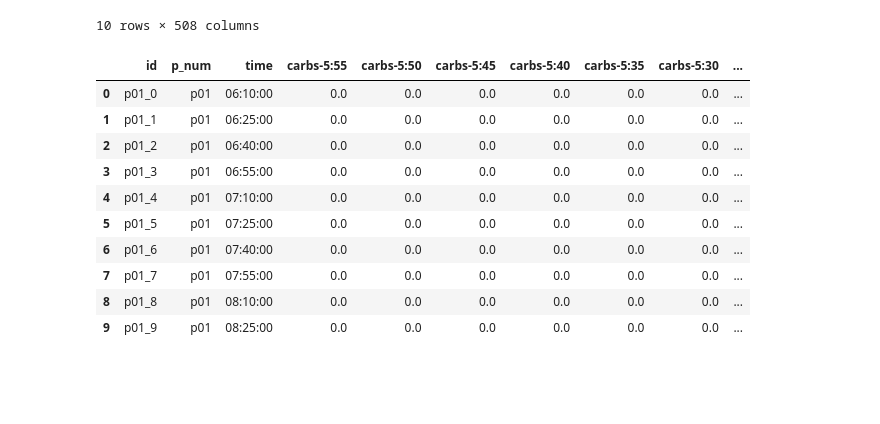
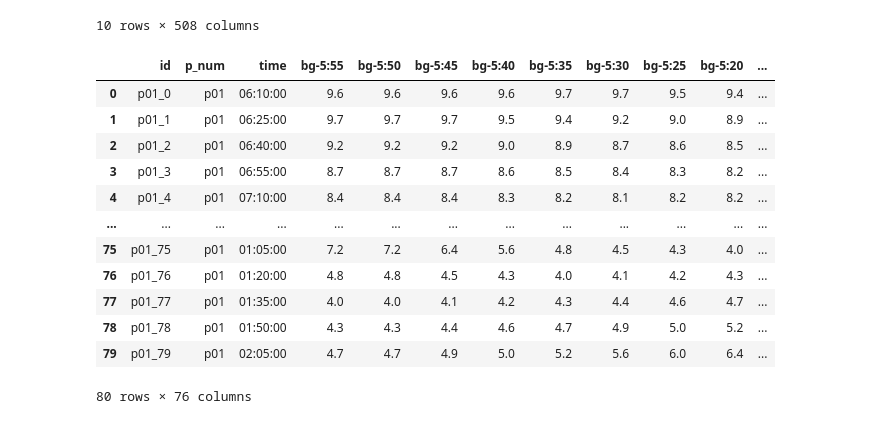
Before and after one commit to fabriziobasso/kaggle, a Jupyter notebook: File_00_EDA.ipynb, the cells around one changed output. Saved outputs shown, nothing was run; the diff lists cells and outputs as text; code cells hidden in the pictures; blank space fills up the shorter version.

```diff
--- a/File_00_EDA.ipynb
+++ b/File_00_EDA.ipynb
@@ -408,6 +405,8 @@ def encode_data(X_train, X_test, encoder_type='label', columns=None, map=None):
     * **bg+1:00** - blood glucose reading in mmol/L an hour in the future, this is the value you will be predicting (not provided in test.csv)
 # %%
 df=pd.read_csv("/content/drive/MyDrive/Exercises/Studies_Structured_Data/Data/Glucose/train.csv")
+df_test=pd.read_csv("/content/drive/MyDrive/Exercises/Studies_Structured_Data/Data/Glucose/test.csv")
+
 df.shape
 # %% [output]
 (177024, 508)
@@ -434,20 +433,24 @@ df.head(10)
 # %%
 # Select columns containing the word "bg"
 bg_col = df.filter(regex='bg|time|id|p_num')
+bg_col_test = df_test.filter(regex='bg|time|id|p_num')
+
 insulin_col = df.filter(regex='insulin|time|id|p_num')
 carb_col = df.filter(regex='carbs|time|id|p_num')
 carb_col.fillna(0, inplace=True)
-carb_col.head(10)
+bg_col.head(80)
 # %% [output]
-|  | id | p_num | time | carbs-5:55 | carbs-5:50 | carbs-5:45 | carbs-5:40 | carbs-5:35 | carbs-5:30 | ... |
-| 0 | p01_0 | p01 | 06:10:00 | 0.0 | 0.0 | 0.0 | 0.0 | 0.0 | 0.0 | ... |
-| 1 | p01_1 | p01 | 06:25:00 | 0.0 | 0.0 | 0.0 | 0.0 | 0.0 | 0.0 | ... |
-| 2 | p01_2 | p01 | 06:40:00 | 0.0 | 0.0 | 0.0 | 0.0 | 0.0 | 0.0 | ... |
-| 3 | p01_3 | p01 | 06:55:00 | 0.0 | 0.0 | 0.0 | 0.0 | 0.0 | 0.0 | ... |
-| 4 | p01_4 | p01 | 07:10:00 | 0.0 | 0.0 | 0.0 | 0.0 | 0.0 | 0.0 | ... |
-| 5 | p01_5 | p01 | 07:25:00 | 0.0 | 0.0 | 0.0 | 0.0 | 0.0 | 0.0 | ... |
-| 6 | p01_6 | p01 | 07:40:00 | 0.0 | 0.0 | 0.0 | 0.0 | 0.0 | 0.0 | ... |
-| 7 | p01_7 | p01 | 07:55:00 | 0.0 | 0.0 | 0.0 | 0.0 | 0.0 | 0.0 | ... |
-| 8 | p01_8 | p01 | 08:10:00 | 0.0 | 0.0 | 0.0 | 0.0 | 0.0 | 0.0 | ... |
-| 9 | p01_9 | p01 | 08:25:00 | 0.0 | 0.0 | 0.0 | 0.0 | 0.0 | 0.0 | ... |
+|  | id | p_num | time | bg-5:55 | bg-5:50 | bg-5:45 | bg-5:40 | bg-5:35 | bg-5:30 | bg-5:25 | bg-5:20 | ... |
+| 0 | p01_0 | p01 | 06:10:00 | 9.6 | 9.6 | 9.6 | 9.6 | 9.7 | 9.7 | 9.5 | 9.4 | ... |
+| 1 | p01_1 | p01 | 06:25:00 | 9.7 | 9.7 | 9.7 | 9.5 | 9.4 | 9.2 | 9.0 | 8.9 | ... |
+| 2 | p01_2 | p01 | 06:40:00 | 9.2 | 9.2 | 9.2 | 9.0 | 8.9 | 8.7 | 8.6 | 8.5 | ... |
+| 3 | p01_3 | p01 | 06:55:00 | 8.7 | 8.7 | 8.7 | 8.6 | 8.5 | 8.4 | 8.3 | 8.2 | ... |
+| 4 | p01_4 | p01 | 07:10:00 | 8.4 | 8.4 | 8.4 | 8.3 | 8.2 | 8.1 | 8.2 | 8.2 | ... |
+| ... | ... | ... | ... | ... | ... | ... | ... | ... | ... | ... | ... | ... |
+| 75 | p01_75 | p01 | 01:05:00 | 7.2 | 7.2 | 6.4 | 5.6 | 4.8 | 4.5 | 4.3 | 4.0 | ... |
+| 76 | p01_76 | p01 | 01:20:00 | 4.8 | 4.8 | 4.5 | 4.3 | 4.0 | 4.1 | 4.2 | 4.3 | ... |
+| 77 | p01_77 | p01 | 01:35:00 | 4.0 | 4.0 | 4.1 | 4.2 | 4.3 | 4.4 | 4.6 | 4.7 | ... |
+| 78 | p01_78 | p01 | 01:50:00 | 4.3 | 4.3 | 4.4 | 4.6 | 4.7 | 4.9 | 5.0 | 5.2 | ... |
+| 79 | p01_79 | p01 | 02:05:00 | 4.7 | 4.7 | 4.9 | 5.0 | 5.2 | 5.6 | 6.0 | 6.4 | ... |
+80 rows × 76 columns
 # %%
```
Also changed, not shown: parts of 15 cells of this notebook.
